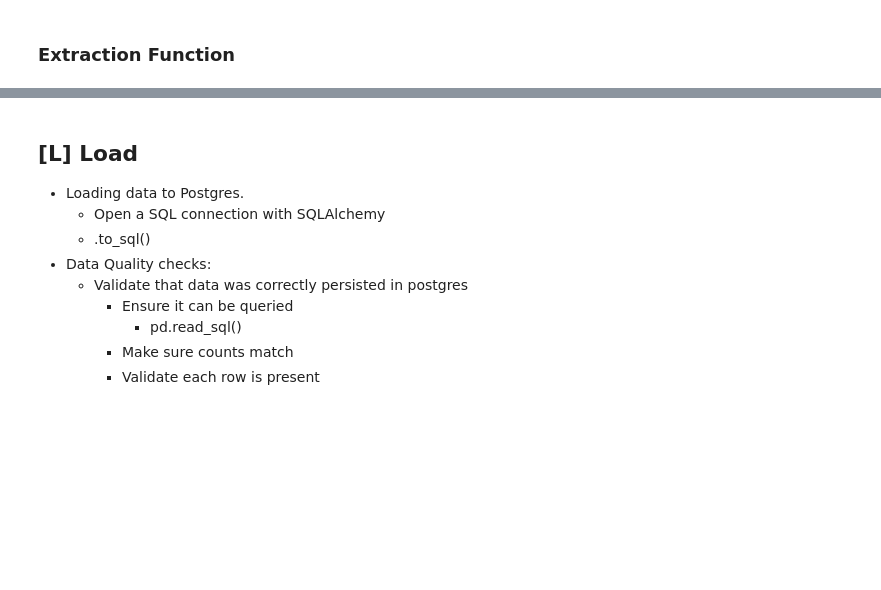
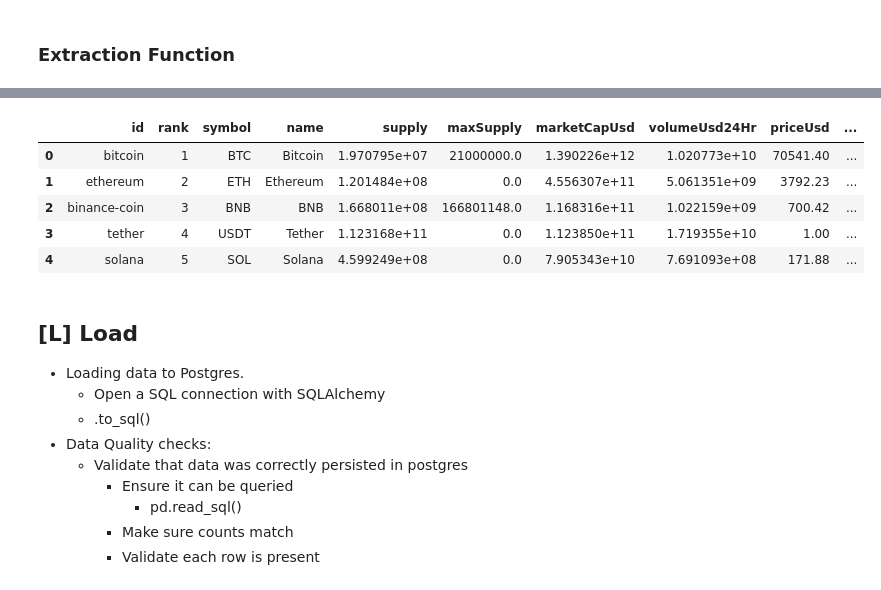
Before and after one commit to caiocvelasco/project01-docker-ETL-from-API-to-PowerBI, a Jupyter notebook: your_jup_notebooks/etl_pipeline.ipynb, the cells around one changed output, grey strips where cells are left out. Drawn from its saved outputs; the diff is of its cells as text; code cells hidden in the pictures; blank space fills up the shorter version.

Commit message:
etl functions defined and data persisted

```diff
--- a/your_jup_notebooks/etl_pipeline.ipynb
+++ b/your_jup_notebooks/etl_pipeline.ipynb
@@ -157,0 +110,17 @@ It has 12 columns and 100 records.
+# %%
+# For the Converting part
+# Selecting the columns and their correct types
+cols_datatypes = {
+    'rank' : int,
+    'supply' : float,
+    'maxSupply' : float,
+    'marketCapUsd' : float,
+    'volumeUsd24Hr' : float,
+    'priceUsd' : float,
+    'changePercent24Hr' : float,
+    'vwap24Hr' : float
+}
+
+# For the Rounding part
+# Selecting the columns we want to round to some decimal places
+cols_to_round = ['supply', 'maxSupply', 'marketCapUsd', 'priceUsd', 'changePercent24Hr', 'vwap24Hr']
@@ -158,3 +215,13 @@ It has 12 columns and 100 records.
+# %%
+# Checking the first records
+cleaned_data_df.head()
+# %% [output]
+|  | id | rank | symbol | name | supply | maxSupply | marketCapUsd | volumeUsd24Hr | priceUsd | ... |
+| 0 | bitcoin | 1 | BTC | Bitcoin | 1.970795e+07 | 21000000.0 | 1.390226e+12 | 1.020773e+10 | 70541.40 | ... |
+| 1 | ethereum | 2 | ETH | Ethereum | 1.201484e+08 | 0.0 | 4.556307e+11 | 5.061351e+09 | 3792.23 | ... |
+| 2 | binance-coin | 3 | BNB | BNB | 1.668011e+08 | 166801148.0 | 1.168316e+11 | 1.022159e+09 | 700.42 | ... |
+| 3 | tether | 4 | USDT | Tether | 1.123168e+11 | 0.0 | 1.123850e+11 | 1.719355e+10 | 1.00 | ... |
+| 4 | solana | 5 | SOL | Solana | 4.599249e+08 | 0.0 | 7.905343e+10 | 7.691093e+08 | 171.88 | ... |
 # %% [markdown]
 ## [L] Load
 * Loading data to Postgres.
```
Also changed, not shown: parts of 18 cells of this notebook.
